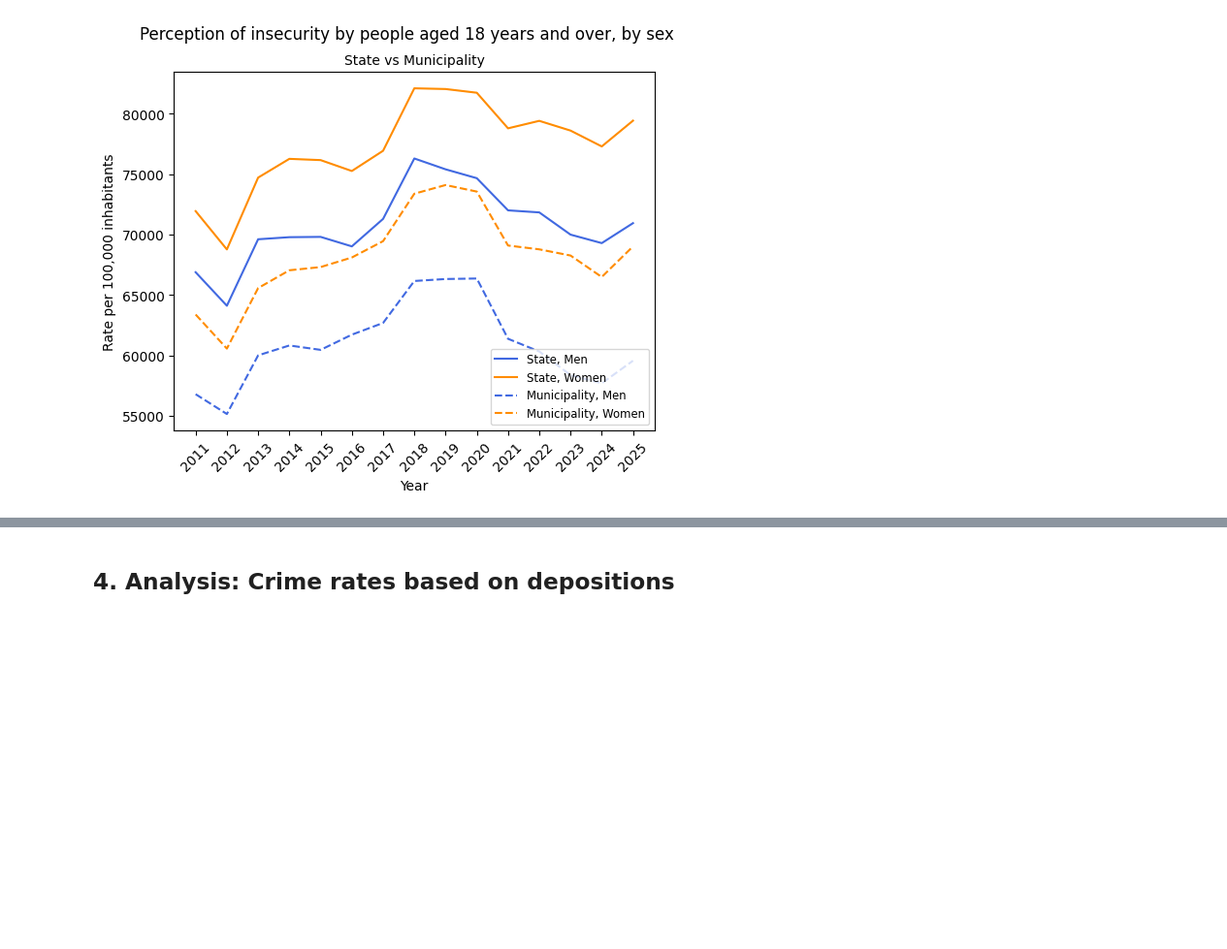
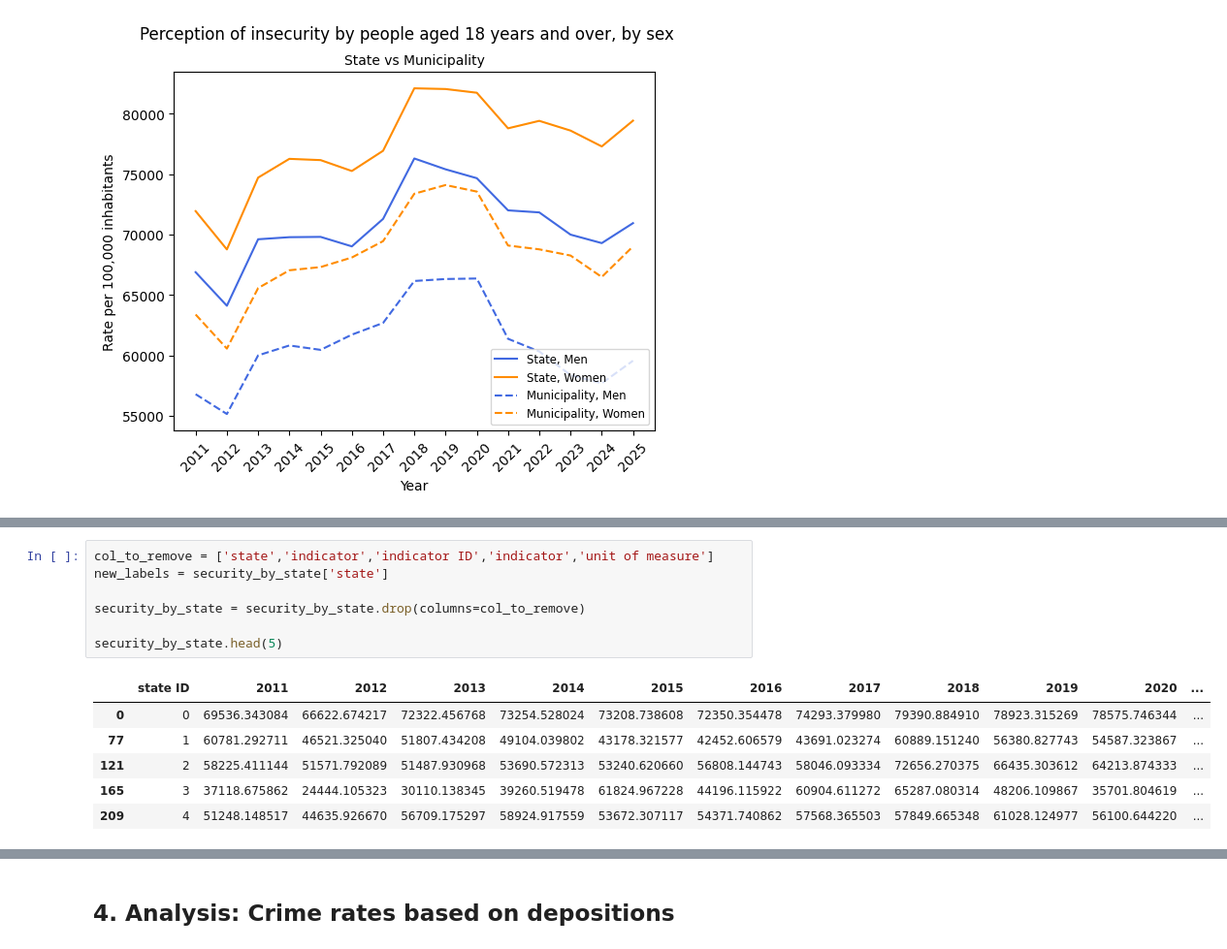
Before and after one commit to irenecelebrin/programming-for-data-analytics, a Jupyter notebook: project/project.ipynb, the cells around one changed output, grey strips where cells are left out. Shown at 97% size. Drawn from its saved outputs; the diff is of its cells as text; blank space fills up the shorter version.

```diff
--- a/project/project.ipynb
+++ b/project/project.ipynb
@@ -503,0 +532,14 @@ Women vs men
+# %%
+col_to_remove = ['state','indicator','indicator ID','indicator','unit of measure']
+new_labels = security_by_state['state']
+
+security_by_state = security_by_state.drop(columns=col_to_remove)
+
+security_by_state.head(5)
+# %% [output]
+|  | state ID | 2011 | 2012 | 2013 | 2014 | 2015 | 2016 | 2017 | 2018 | 2019 | 2020 | ... |
+| 0 | 0 | 69536.343084 | 66622.674217 | 72322.456768 | 73254.528024 | 73208.738608 | 72350.354478 | 74293.379980 | 79390.884910 | 78923.315269 | 78575.746344 | ... |
+| 77 | 1 | 60781.292711 | 46521.325040 | 51807.434208 | 49104.039802 | 43178.321577 | 42452.606579 | 43691.023274 | 60889.151240 | 56380.827743 | 54587.323867 | ... |
+| 121 | 2 | 58225.411144 | 51571.792089 | 51487.930968 | 53690.572313 | 53240.620660 | 56808.144743 | 58046.093334 | 72656.270375 | 66435.303612 | 64213.874333 | ... |
+| 165 | 3 | 37118.675862 | 24444.105323 | 30110.138345 | 39260.519478 | 61824.967228 | 44196.115922 | 60904.611272 | 65287.080314 | 48206.109867 | 35701.804619 | ... |
+| 209 | 4 | 51248.148517 | 44635.926670 | 56709.175297 | 58924.917559 | 53672.307117 | 54371.740862 | 57568.365503 | 57849.665348 | 61028.124977 | 56100.644220 | ... |
```
Also changed, not shown: parts of 9 cells of this notebook.
